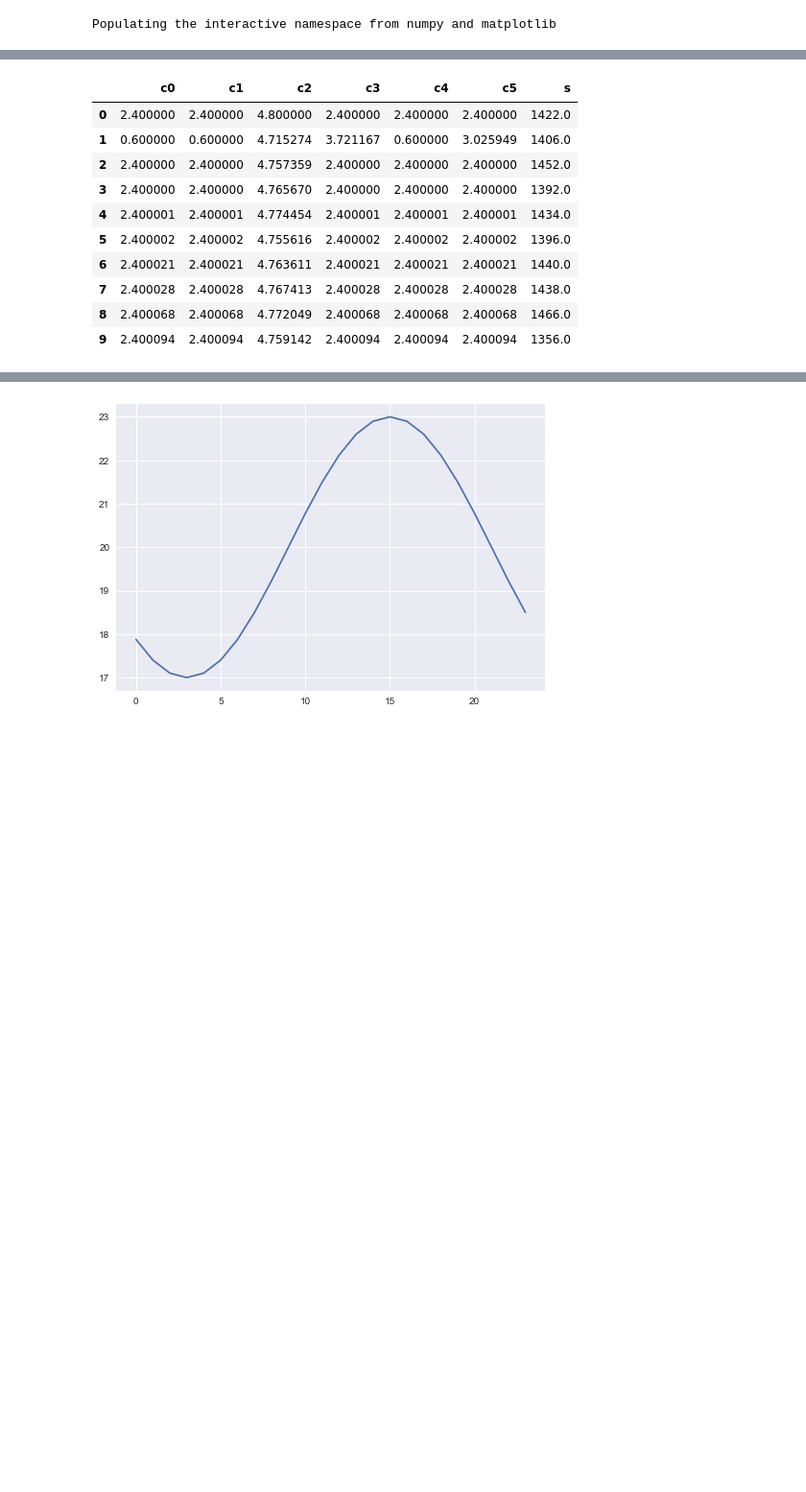
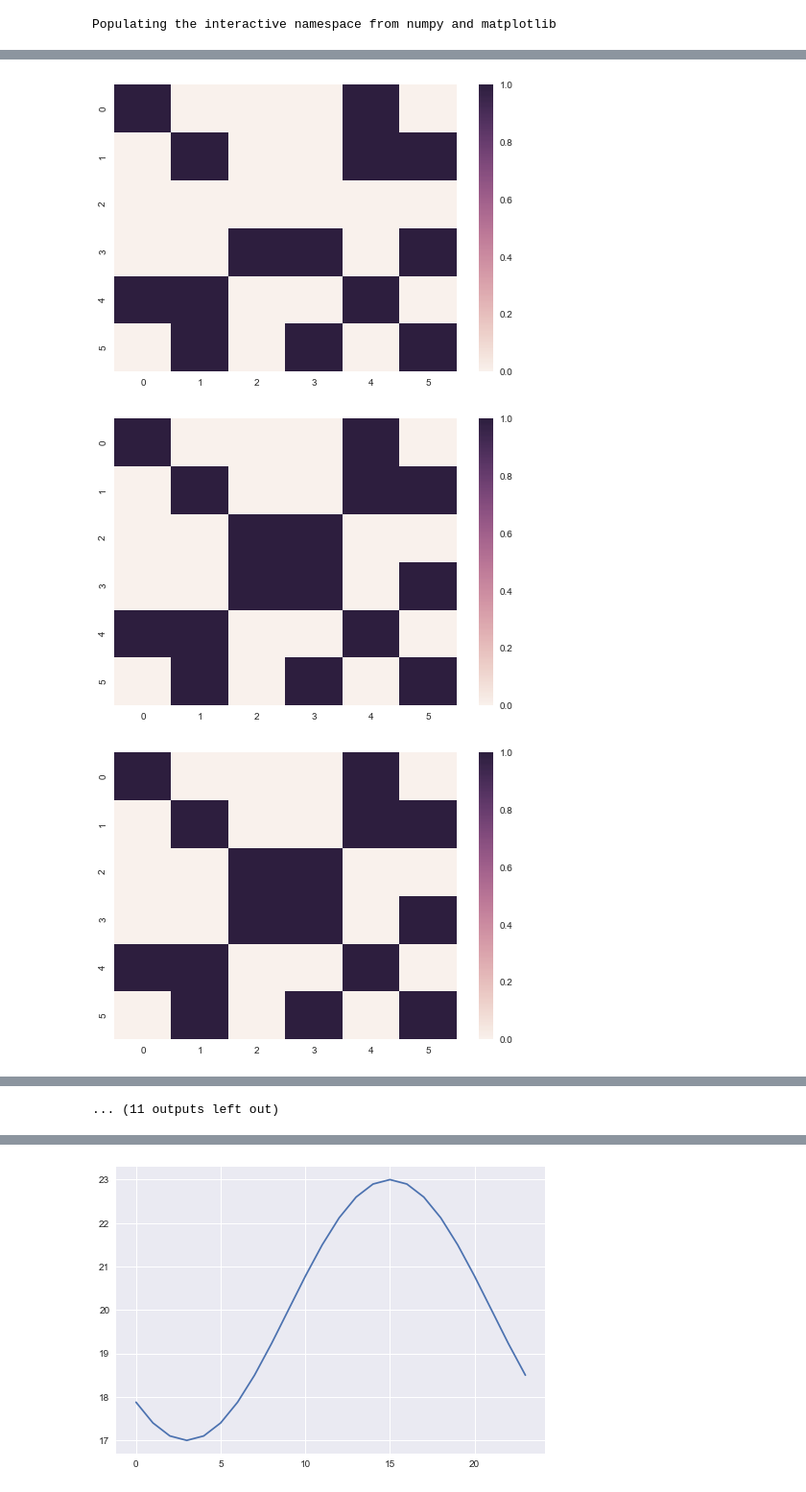
Before and after one commit to aksholokhov/bachelor_thesis, a Jupyter notebook: experiments/ThesisVersion.ipynb, the cells around one changed output, grey strips where cells are left out. Shown at 96% size. Drawn from its saved outputs; the diff is of its cells as text; code cells hidden in the pictures; blank space fills up the shorter version.

```diff
--- a/experiments/ThesisVersion.ipynb
+++ b/experiments/ThesisVersion.ipynb
@@ -78,0 +28,8 @@ omega = lambda t: [[np.abs(temps(t)[i] - temps(t)[j]) < 2 and temps(t)[i] > 17 a
+# %%
+for t in range(23):
+    sns.heatmap(model.accept[:, :, t])
+    plt.show()
+# %% [output]
+[figure, added]
+[figure, added]
+[figure, added]
@@ -79 +45,2 @@ omega = lambda t: [[np.abs(temps(t)[i] - temps(t)[j]) < 2 and temps(t)[i] > 17 a
+... (11 outputs left out)
 # %%
@@ -157,14 +149,0 @@ for t in tqdm(range(24*10)):
-# %%
-datasets[15]
-# %% [output]
-|  | c0 | c1 | c2 | c3 | c4 | c5 | s |
-| 0 | 2.400000 | 2.400000 | 4.800000 | 2.400000 | 2.400000 | 2.400000 | 1422.0 |
-| 1 | 0.600000 | 0.600000 | 4.715274 | 3.721167 | 0.600000 | 3.025949 | 1406.0 |
-| 2 | 2.400000 | 2.400000 | 4.757359 | 2.400000 | 2.400000 | 2.400000 | 1452.0 |
-| 3 | 2.400000 | 2.400000 | 4.765670 | 2.400000 | 2.400000 | 2.400000 | 1392.0 |
-| 4 | 2.400001 | 2.400001 | 4.774454 | 2.400001 | 2.400001 | 2.400001 | 1434.0 |
-| 5 | 2.400002 | 2.400002 | 4.755616 | 2.400002 | 2.400002 | 2.400002 | 1396.0 |
-| 6 | 2.400021 | 2.400021 | 4.763611 | 2.400021 | 2.400021 | 2.400021 | 1440.0 |
-| 7 | 2.400028 | 2.400028 | 4.767413 | 2.400028 | 2.400028 | 2.400028 | 1438.0 |
-| 8 | 2.400068 | 2.400068 | 4.772049 | 2.400068 | 2.400068 | 2.400068 | 1466.0 |
-| 9 | 2.400094 | 2.400094 | 4.759142 | 2.400094 | 2.400094 | 2.400094 | 1356.0 |
```
Also changed, not shown: parts of 33 cells of this notebook, 1 other file.
